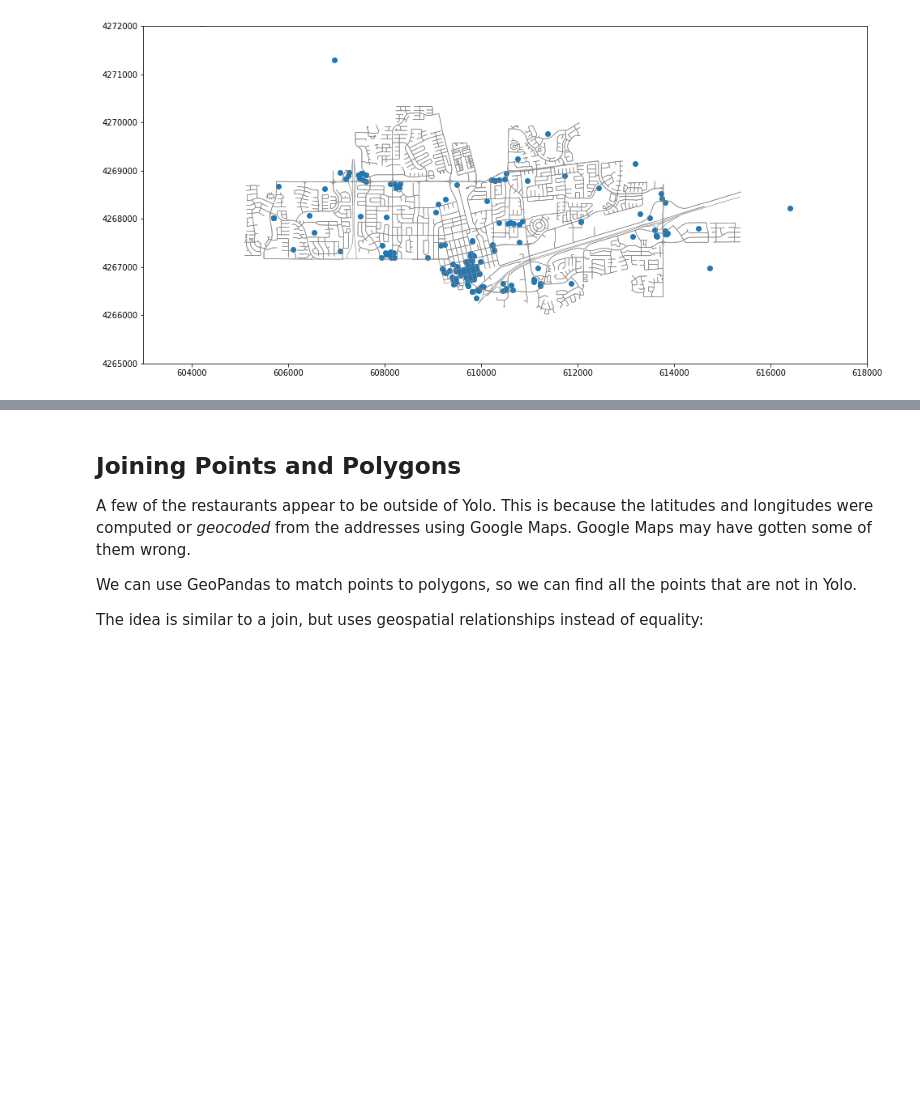
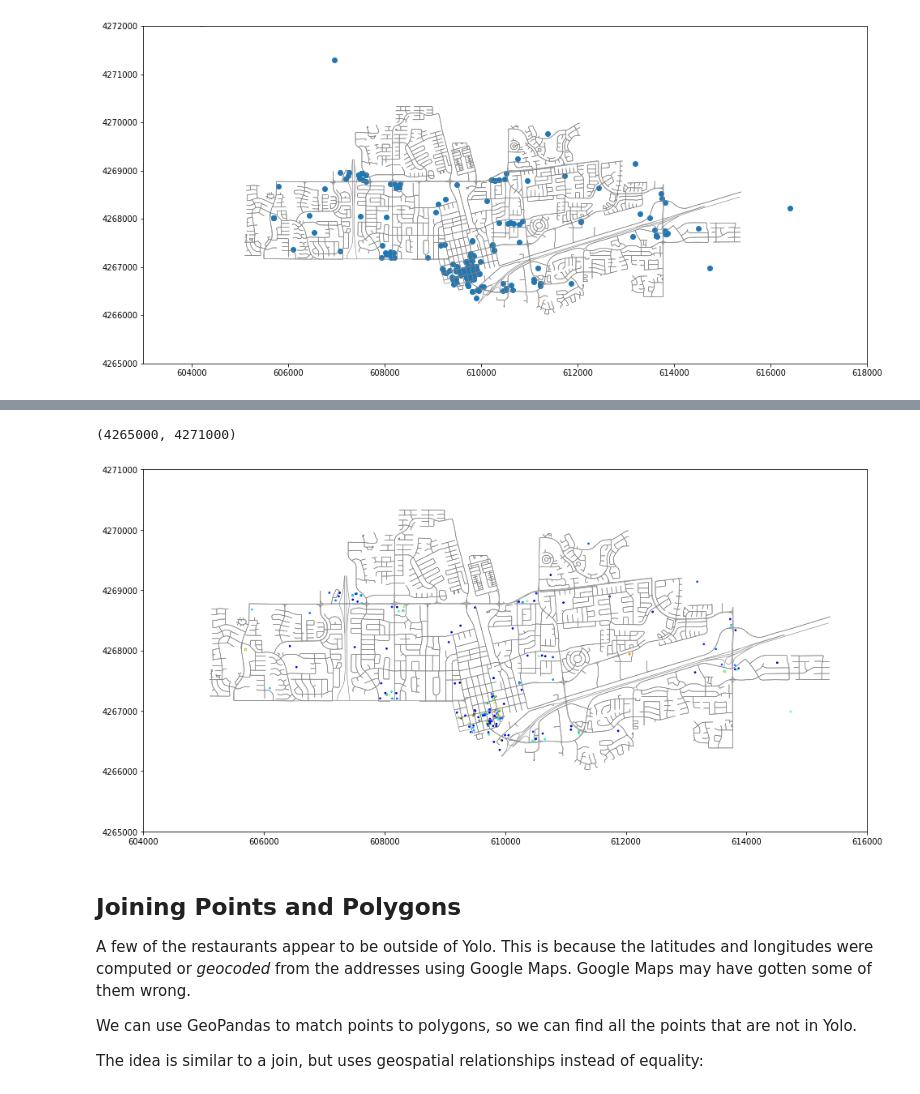
Before and after one commit to nick-ulle/teaching-notes, a Jupyter notebook: sta141b/2018/making_maps.ipynb, the cells around one changed output, grey strips where cells are left out. Saved outputs shown, nothing was run; the diff lists cells and outputs as text; code cells hidden in the pictures; blank space fills up the shorter version.

```diff
--- a/sta141b/2018/making_maps.ipynb
+++ b/sta141b/2018/making_maps.ipynb
@@ -336,3 +358,12 @@ ax.set_ylim([4265_000, 4272_000])
+# %%
+ax = edges_proj.plot(color = "gray", linewidth = 0.6, figsize = (16, 16))
+food_proj.plot(ax = ax, column = "violation_count", cmap = "jet", markersize = 3)
+
+ax.set_xlim([604_000, 616_000])
+ax.set_ylim([4265_000, 4271_000])
+# %% [output]
+(4265000, 4271000)
+[figure, added]
 # %% [markdown]
 ## Joining Points and Polygons
 
```
Also changed, not shown: parts of 10 cells of this notebook.
